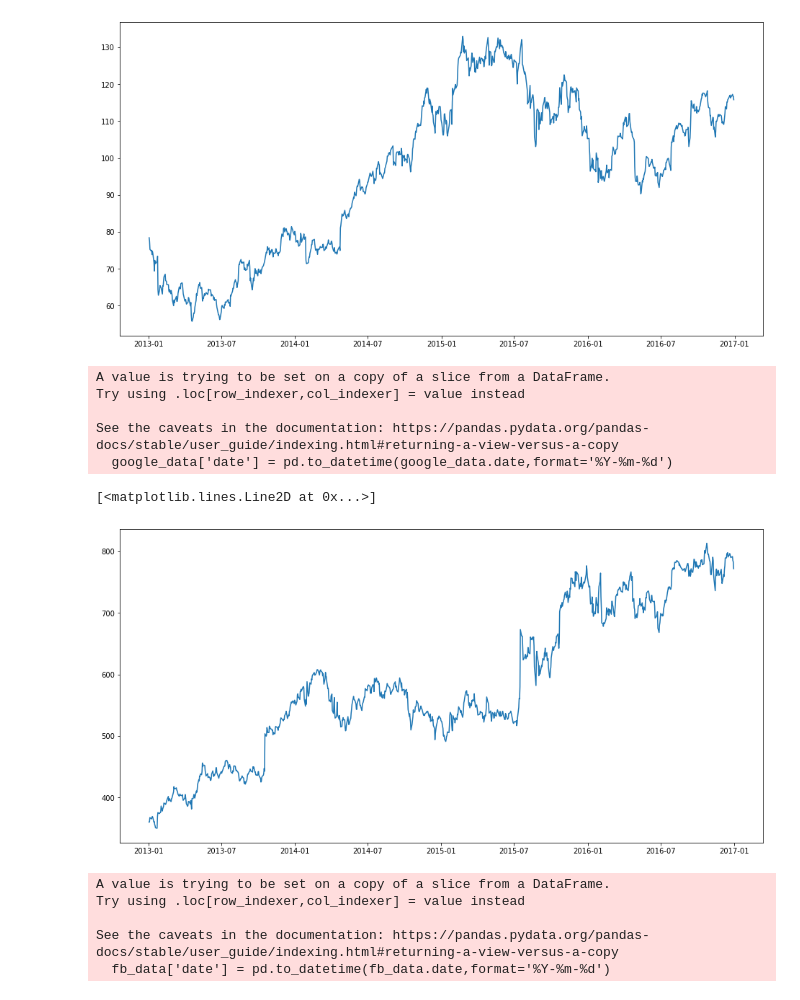
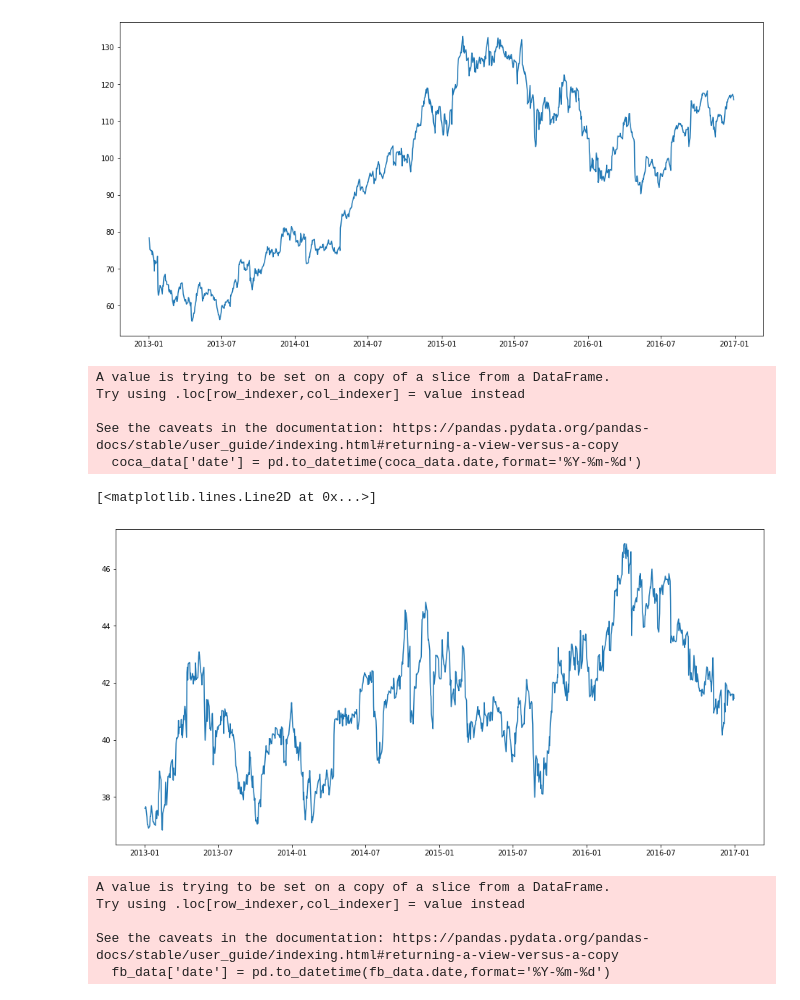
Before and after one commit to GrayMan124/SI_Projekt, a Jupyter notebook: Projekt.ipynb, the cells around one changed output. Saved outputs shown, nothing was run; the diff lists cells and outputs as text; code cells hidden in the pictures.

```diff
--- a/Projekt.ipynb
+++ b/Projekt.ipynb
@@ -62,22 +62,22 @@ See the caveats in the documentation: https://pandas.pydata.org/pandas-docs/stab
 | 2013-01-08 | 75.601425 | 75.044289 | 74.464287 | 75.984283 | 114676800.0 |
 [figure]
 # %%
-google_data=data2[data2.symbol=='GOOG']
-google_data['date'] = pd.to_datetime(google_data.date,format='%Y-%m-%d')
-google_data.index = google_data['date']
+coca_data=data2[data2.symbol=='KO']
+coca_data['date'] = pd.to_datetime(coca_data.date,format='%Y-%m-%d')
+coca_data.index = coca_data['date']
 
-google_data=google_data[google_data.date>"2013-01-01"]
+coca_data=coca_data[coca_data.date>"2013-01-01"]
 
 plt.figure(figsize=(16,8))
-plt.plot(google_data['close'])
+plt.plot(coca_data['close'])
 # %% [output]
 A value is trying to be set on a copy of a slice from a DataFrame.
 Try using .loc[row_indexer,col_indexer] = value instead
 
 See the caveats in the documentation: https://pandas.pydata.org/pandas-docs/stable/user_guide/indexing.html#returning-a-view-versus-a-copy
-  google_data['date'] = pd.to_datetime(google_data.date,format='%Y-%m-%d')
+  coca_data['date'] = pd.to_datetime(coca_data.date,format='%Y-%m-%d')
 [<matplotlib.lines.Line2D at 0x...>]
-[figure, old version]
+[figure, new version]
 # %%
 fb_data=data2[data2.symbol=='FB']
 fb_data.head()
```
Also changed, not shown: parts of 28 cells of this notebook.
